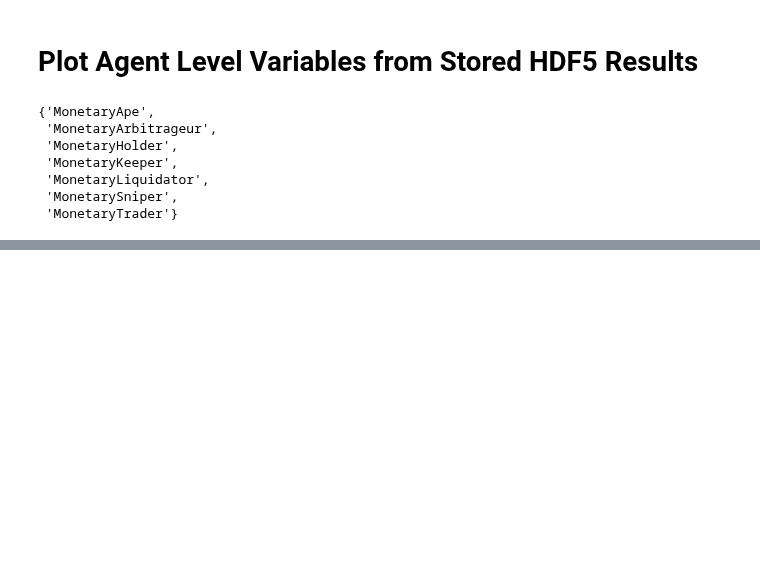
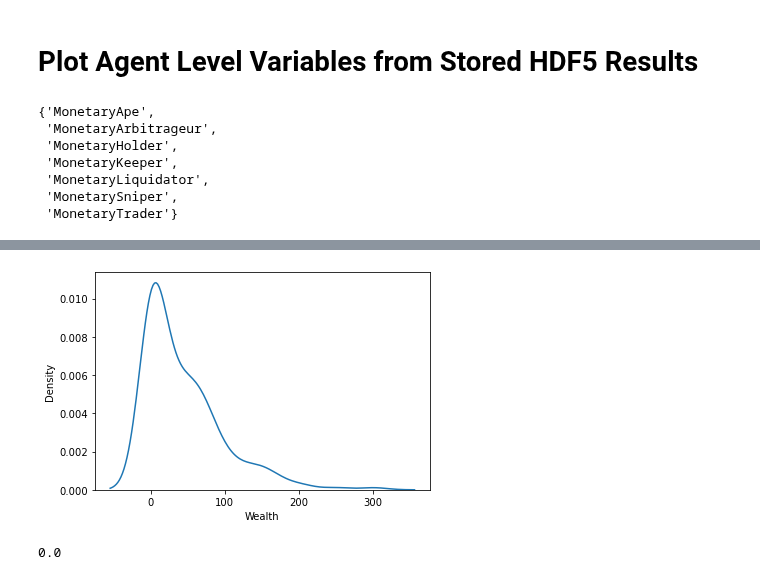
Before and after one commit to overlay-market/overlay-monetary, a Jupyter notebook: notebooks/Agent Based Simulation Long-Run Analysis with Snipers and Liquidators (1m data quoted in ETH).ipynb, the cells around one changed output, grey strips where cells are left out. Drawn from its saved outputs; the diff is of its cells as text; code cells hidden in the pictures; blank space fills up the shorter version.

```diff
--- a/notebooks/Agent Based Simulation Long-Run Analysis with Snipers and Liquidators (1m data quoted in ETH).ipynb
+++ b/notebooks/Agent Based Simulation Long-Run Analysis with Snipers and Liquidators (1m data quoted in ETH).ipynb
@@ -1020,0 +1064,8 @@ for agent_type_string in sorted(hdf5_data_collection_file.agent_type_string_set)
+# %%
+sns.kdeplot(data=terminal_wealth_for_arbitrageurs);
+# %% [output]
+[figure, added]
+# %%
+min(terminal_wealth_for_arbitrageurs)
+# %% [output]
+0.0
```
Also changed, not shown: parts of 20 cells of this notebook, 2 other files.
